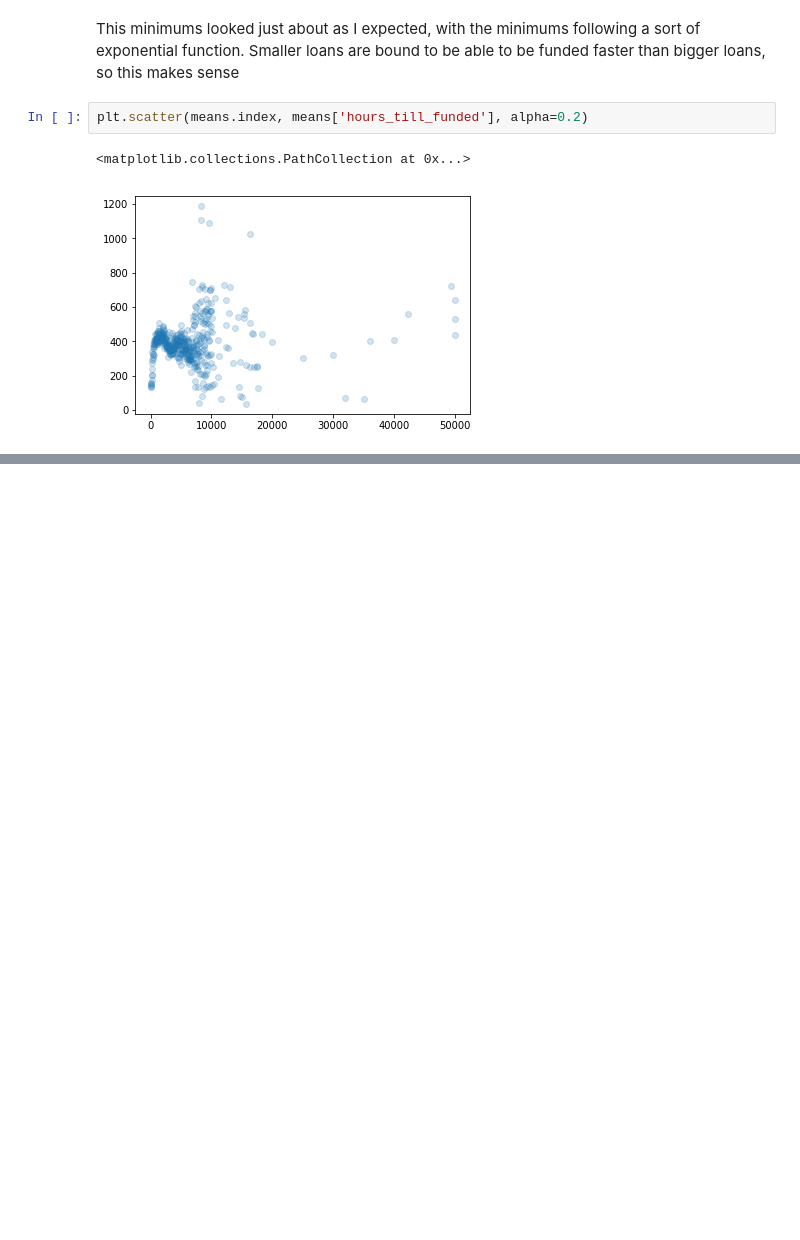
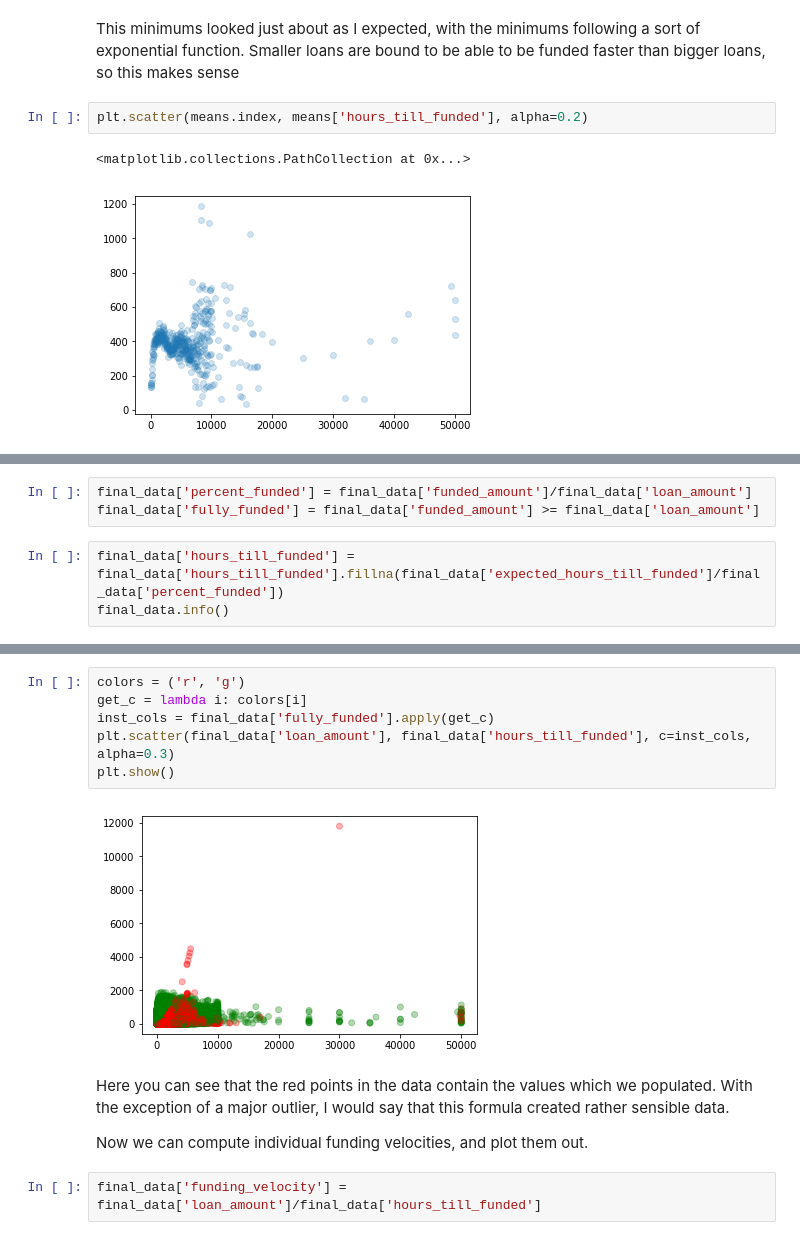
Before and after one commit to JCRaymond/ITCS_4156_FInal, a Jupyter notebook: Data Prep.ipynb, the cells around one changed output, grey strips where cells are left out. Drawn from its saved outputs; the diff is of its cells as text; blank space fills up the shorter version.

```diff
--- a/Data Prep.ipynb
+++ b/Data Prep.ipynb
@@ -1289,0 +1354,6 @@ Now
+# %%
+final_data['percent_funded'] = final_data['funded_amount']/final_data['loan_amount']
+final_data['fully_funded'] = final_data['funded_amount'] >= final_data['loan_amount']
+# %%
+final_data['hours_till_funded'] = final_data['hours_till_funded'].fillna(final_data['expected_hours_till_funded']/final_data['percent_funded'])
+final_data.info()
@@ -1289,0 +1378,14 @@ Now
+# %%
+colors = ('r', 'g')
+get_c = lambda i: colors[i]
+inst_cols = final_data['fully_funded'].apply(get_c)
+plt.scatter(final_data['loan_amount'], final_data['hours_till_funded'], c=inst_cols, alpha=0.3)
+plt.show()
+# %% [output]
+[figure, added]
+# %% [markdown]
+Here you can see that the red points in the data contain the values which we populated. With the exception of a major outlier, I would say that this formula created rather sensible data.
+
+Now we can compute individual funding velocities, and plot them out.
+# %%
+final_data['funding_velocity'] = final_data['loan_amount']/final_data['hours_till_funded']
```
Also changed, not shown: parts of 15 cells of this notebook.
